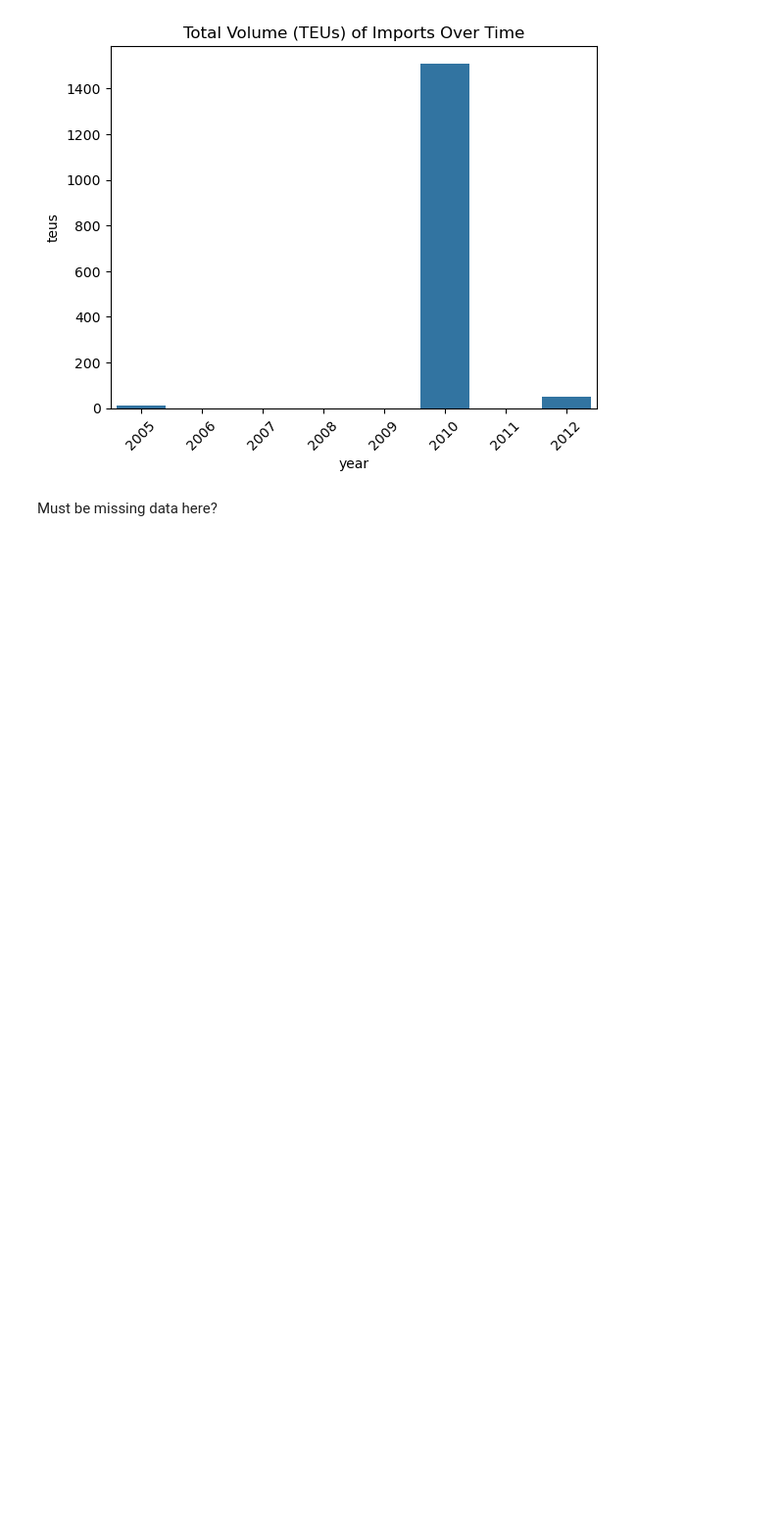
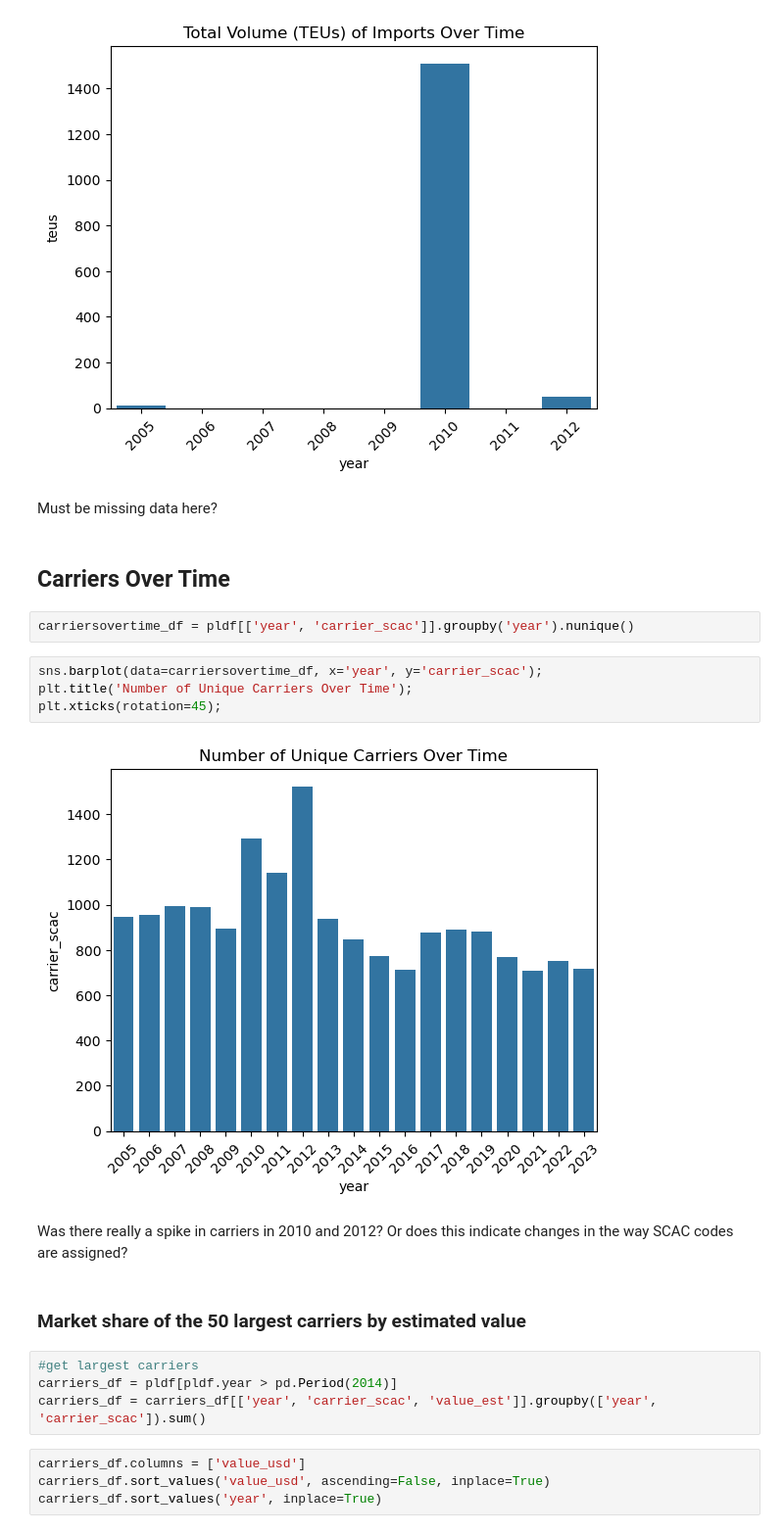
Before and after one commit to epistemetrica/PIERS-Data-Project, a Jupyter notebook: imports_explore.ipynb, the cells around one changed output. Shown: that part at 98% size. Saved outputs shown, nothing was run; the diff lists cells and outputs as text; blank space fills up the shorter version.

```diff
--- a/imports_explore.ipynb
+++ b/imports_explore.ipynb
@@ -135,5 +135,25 @@ plt.xticks(rotation=45);
 [figure]
 # %% [markdown]
 Must be missing data here?
-# %% [markdown]
-##
+# %% [markdown]
+## Carriers Over Time
+# %%
+carriersovertime_df = pldf[['year', 'carrier_scac']].groupby('year').nunique()
+# %%
+sns.barplot(data=carriersovertime_df, x='year', y='carrier_scac');
+plt.title('Number of Unique Carriers Over Time');
+plt.xticks(rotation=45);
+# %% [output]
+[figure, added]
+# %% [markdown]
+Was there really a spike in carriers in 2010 and 2012? Or does this indicate changes in the way SCAC codes are assigned?
+# %% [markdown]
+### Market share of the 50 largest carriers by estimated value
+# %%
+#get largest carriers
+carriers_df = pldf[pldf.year > pd.Period(2014)]
+carriers_df = carriers_df[['year', 'carrier_scac', 'value_est']].groupby(['year', 'carrier_scac']).sum()
+# %%
+carriers_df.columns = ['value_usd']
+carriers_df.sort_values('value_usd', ascending=False, inplace=True)
+carriers_df.sort_values('year', inplace=True)
```
Also changed, not shown: parts of 1 cell of this notebook.
